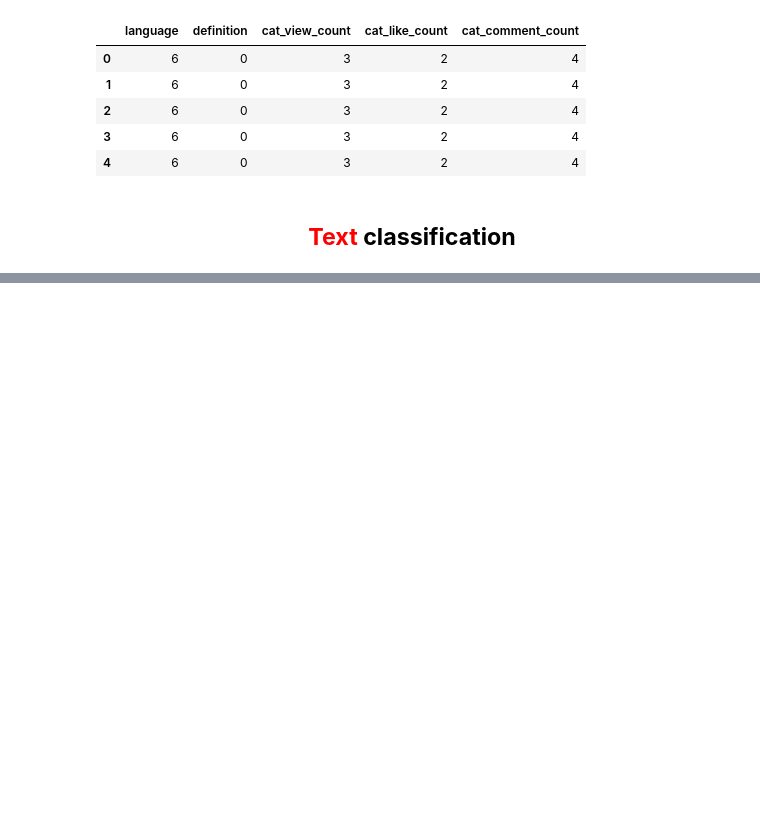
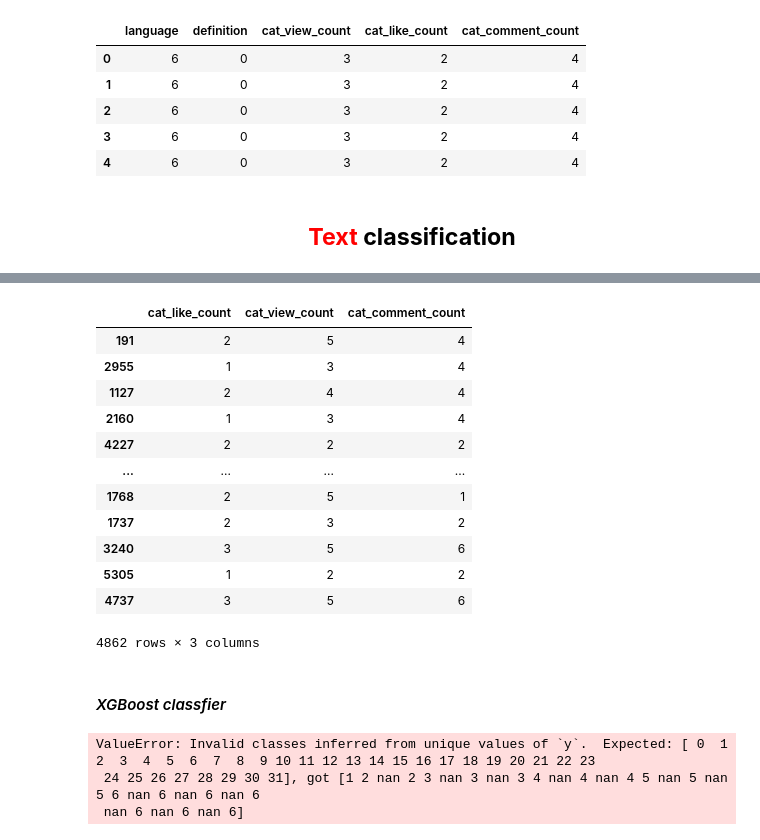
Before and after one commit to muabdalaleam/youtube-gaming-analysis, a Jupyter notebook: ML & NLP analysis/NLP analysis.ipynb, the cells around one changed output, grey strips where cells are left out. Saved outputs shown, nothing was run; the diff lists cells and outputs as text; code cells hidden in the pictures; blank space fills up the shorter version.

```diff
--- a/ML & NLP analysis/NLP analysis.ipynb
+++ b/ML & NLP analysis/NLP analysis.ipynb
@@ -525,0 +543,36 @@ y = df[["cat_like_count", "cat_view_count", "cat_comment_count"]]
+# %%
+X_train, X_test, y_train, y_test = train_test_split(X, y, test_size= 1/ 5, random_state= 99)
+# %%
+y_train
+# %% [output]
+|  | cat_like_count | cat_view_count | cat_comment_count |
+| 191 | 2 | 5 | 4 |
+| 2955 | 1 | 3 | 4 |
+| 1127 | 2 | 4 | 4 |
+| 2160 | 1 | 3 | 4 |
+| 4227 | 2 | 2 | 2 |
+| ... | ... | ... | ... |
+| 1768 | 2 | 5 | 1 |
+| 1737 | 2 | 3 | 2 |
+| 3240 | 3 | 5 | 6 |
+| 5305 | 1 | 2 | 2 |
+| 4737 | 3 | 5 | 6 |
+4862 rows × 3 columns
+# %% [markdown]
+#### *XGBoost classfier*
+# %%
+text_clf = Pipeline([
+    ('tfidf', TfidfVectorizer()),
+    ('clf', XGBClassifier()),
+])
+
+# Fit the model and make predictions
+text_clf.fit(X_train, y_train)
+y_pred = text_clf.predict(X_test)
+
+# Evaluate model performance
+print(classification_report(y_test, y_pred))
+# %% [output]
+ValueError: Invalid classes inferred from unique values of `y`.  Expected: [ 0  1  2  3  4  5  6  7  8  9 10 11 12 13 14 15 16 17 18 19 20 21 22 23
+ 24 25 26 27 28 29 30 31], got [1 2 nan 2 3 nan 3 nan 3 4 nan 4 nan 4 5 nan 5 nan 5 6 nan 6 nan 6 nan 6
+ nan 6 nan 6 nan 6]
```
Also changed, not shown: parts of 7 cells of this notebook, 2 other files.
